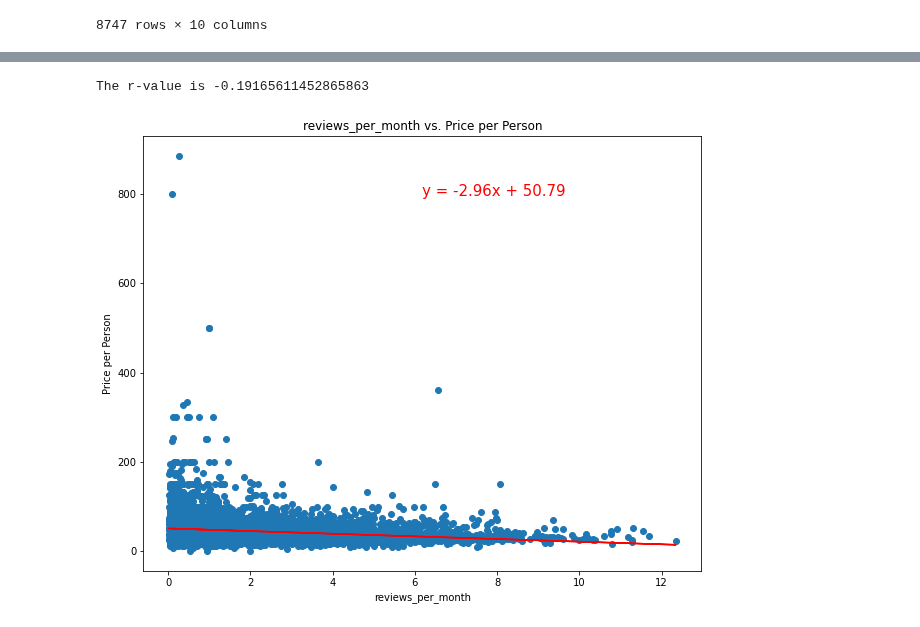
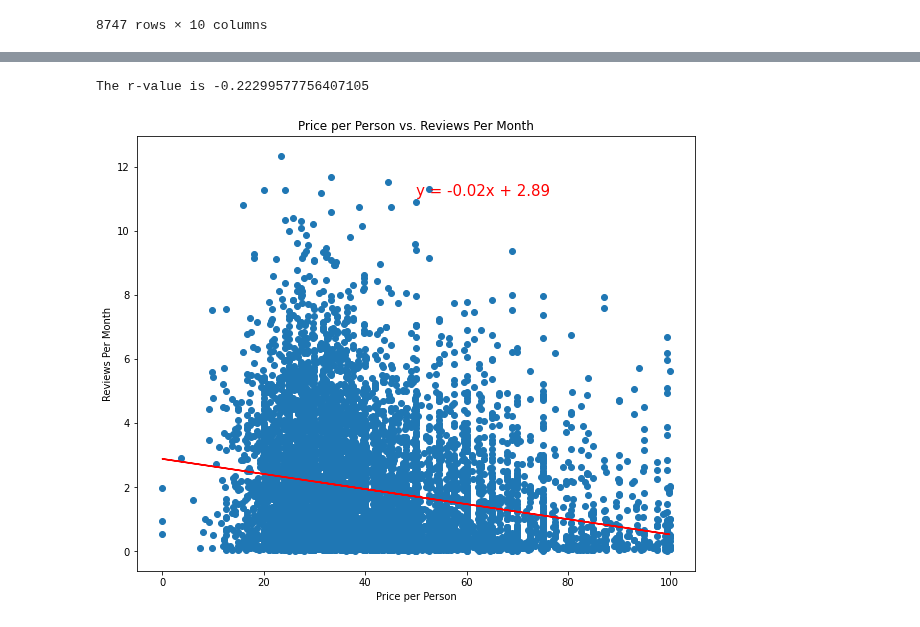
Before and after one commit to jMacProd/Project1, a Jupyter notebook: clean_data_rs/ratingsAnalysis.ipynb, the cells around one changed output, grey strips where cells are left out. Cells and saved outputs as stored; diff of their text form; code cells hidden in the pictures.

```diff
--- a/clean_data_rs/ratingsAnalysis.ipynb
+++ b/clean_data_rs/ratingsAnalysis.ipynb
@@ -42,6 +57,7 @@ airbnb_df2
 8747 rows × 10 columns
 # %%
 airbnb_df3 = airbnb_df2.loc[(airbnb_df2['city'] == 'Melbourne')]
+pppfltr = airbnb_df2.loc[airbnb_df2['price_per_person'] <= 100]
 # %%
 def create_plot(x_values,y_values,title,x_label,y_label):
     # create scatter plot
@@ -87,10 +103,10 @@ The r-value is 0.0003867919185768678
 # %%
-# function call for Distance from Train station vs. Price per Person
-create_plot(airbnb_df2['reviews_per_month'],
-            airbnb_df2['price_per_person'],
-            'reviews_per_month vs. Price per Person',
-            'reviews_per_month',
-            'Price per Person')
+# function call for Reviews per month vs. Price per Person
+create_plot(pppfltr['price_per_person'],
+            pppfltr['reviews_per_month'],
+            'Price per Person vs. Reviews Per Month',
+            'Price per Person',
+            'Reviews Per Month')
 # %% [output]
-The r-value is -0.19165611452865863
+The r-value is -0.22299577756407105
-[figure, old version]
+[figure, new version]
```
Also changed, not shown: parts of 3 cells of this notebook.
